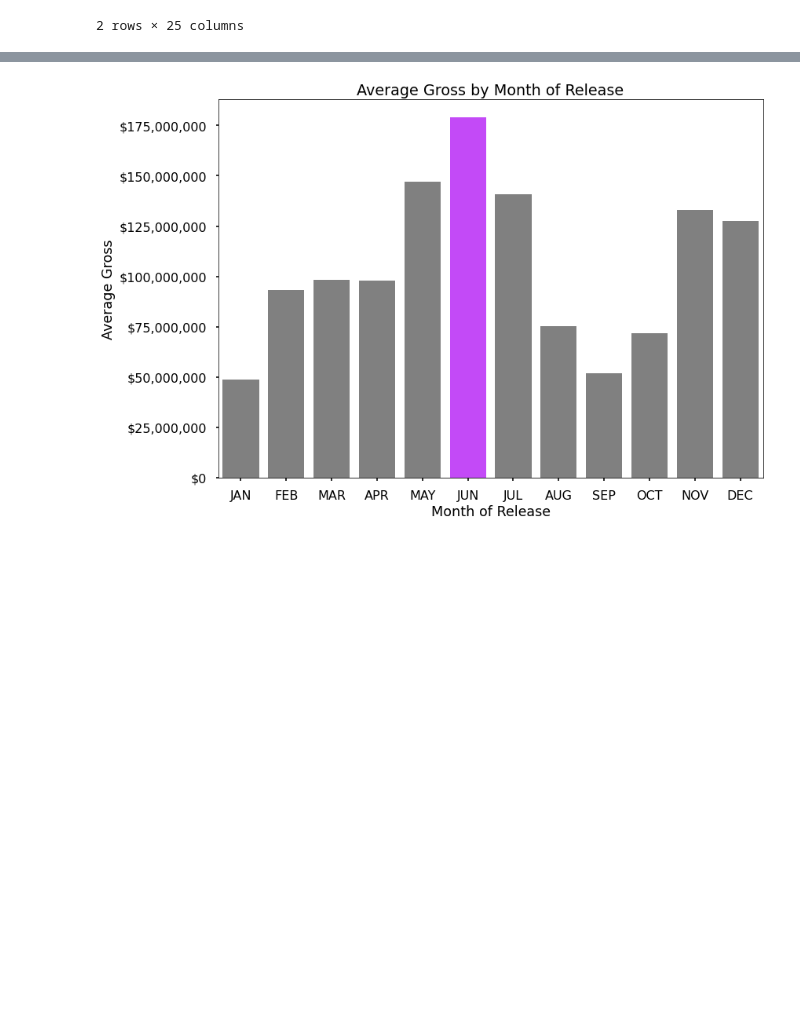
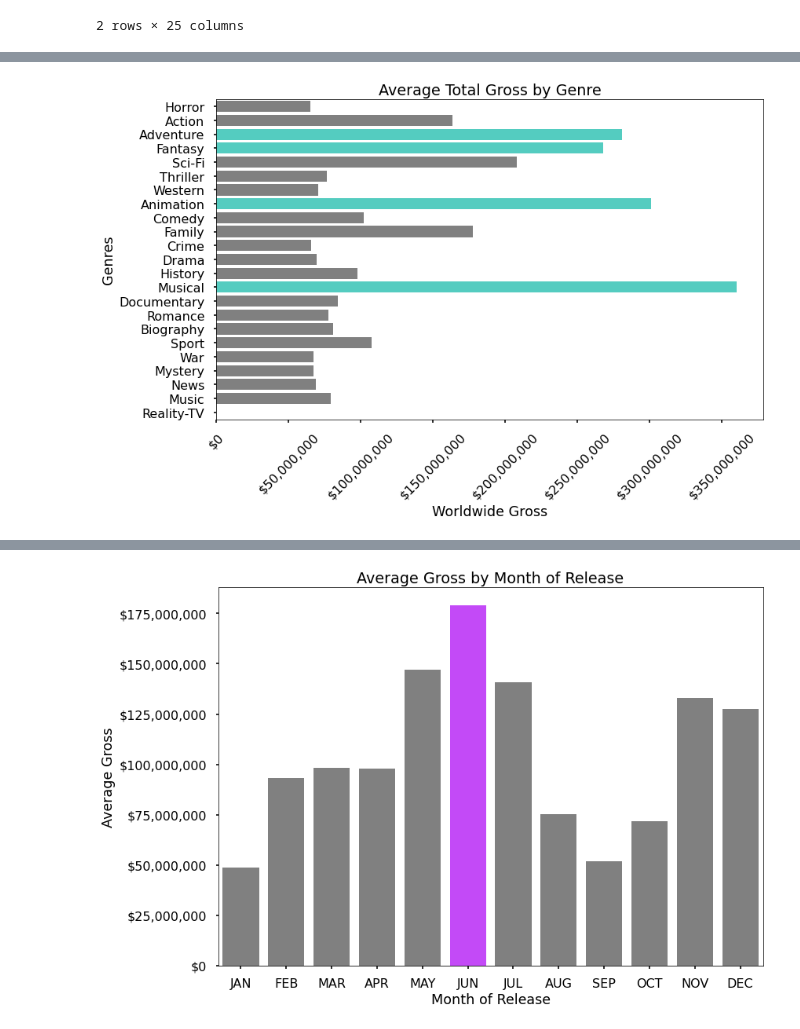
Before and after one commit to jsharing/Microsoft-Studio-Recommendations, a Jupyter notebook: Final_Notebook.ipynb, the cells around one changed output, grey strips where cells are left out. Drawn from its saved outputs; the diff is of its cells as text; code cells hidden in the pictures; blank space fills up the shorter version.

```diff
--- a/Final_Notebook.ipynb
+++ b/Final_Notebook.ipynb
@@ -273,0 +184,9 @@ ave_month_gross_df = final_df.groupby('month_release').mean().reset_index()
+# %%
+# create dataframe with genres for analysis, include primary_title for join
+q = """
+SELECT primary_title, genres
+FROM movie_basics
+WHERE start_year <= 2018 and start_year >= 2005
+ORDER BY start_year
+"""
+genres = pd.read_sql(q, conn)
@@ -273,0 +209,3 @@ ave_month_gross_df = final_df.groupby('month_release').mean().reset_index()
+# %%
+# join genres to merged_df to create genres_df
+genres_df = merged_df.merge(genres, left_on='movie', right_on='primary_title', how='inner')
@@ -273,0 +362,4 @@ ave_month_gross_df = final_df.groupby('month_release').mean().reset_index()
+# %%
+genres_df['genres_list'] = genres_df['genres'].str.split(',')
+# %%
+new_genre_df = genres_df.explode('genres_list')
@@ -273,0 +387,23 @@ ave_month_gross_df = final_df.groupby('month_release').mean().reset_index()
+# %%
+fig, ax = plt.subplots(figsize=(12,8))
+color = ['grey', 'grey', 'turquoise', 'turquoise', 'grey', 'grey', 'grey', 'turquoise', 'grey',
+         'grey', 'grey', 'grey', 'grey', 'turquoise', 'grey', 'grey', 'grey', 'grey',
+         'grey', 'grey', 'grey','grey', 'grey']
+
+sns.barplot(y='genres_list',
+            x='worldwide_gross',
+            data= new_genre_df,
+            #color='grey',
+            palette = color,
+            ax=ax,
+            ci=None)
+ax.set(title='Average Total Gross by Genre', xlabel='Worldwide Gross', ylabel="Genres")
+
+fmt = '${x:,.0f}'
+tick = mtick.StrMethodFormatter(fmt)
+ax.xaxis.set_major_formatter(tick)
+plt.xticks(rotation=45)
+
+fig.tight_layout()
+# %% [output]
+[figure, added]
```
Also changed, not shown: parts of 86 cells of this notebook.
